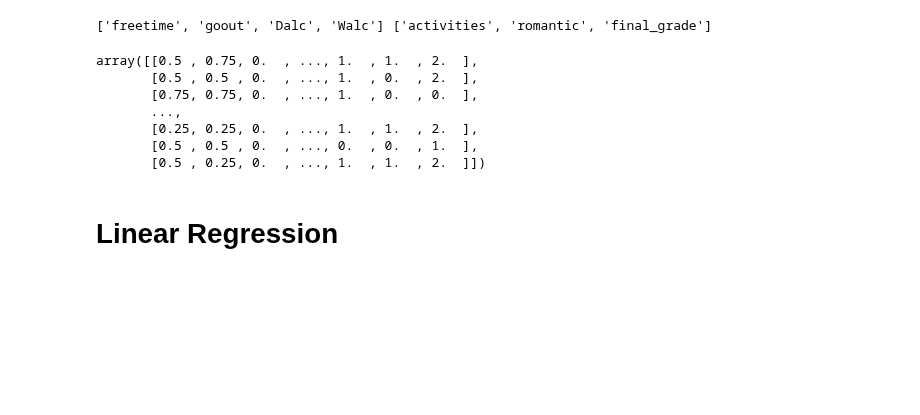
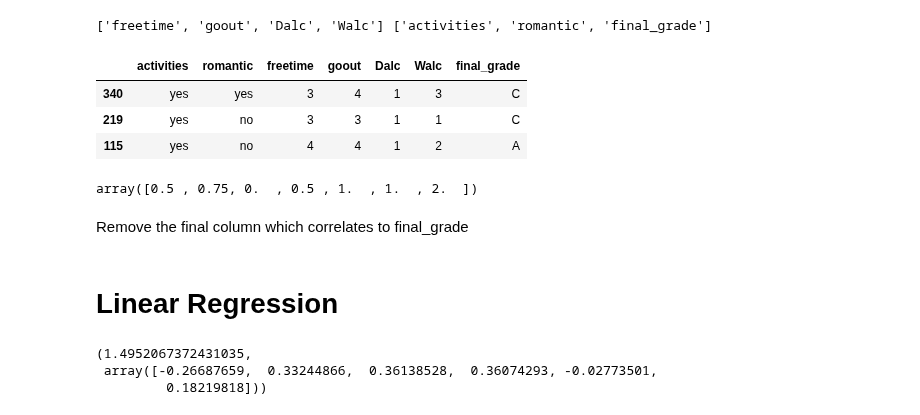
Before and after one commit to romanfen/F21DL-G6, a Jupyter notebook: Lab9_Linear_Logistic.ipynb, the cells around one changed output. Cells and saved outputs as stored; diff of their text form; code cells hidden in the pictures; blank space fills up the shorter version.

Commit message:
Linear Regression with scikit, basic implementation

```diff
--- a/Lab9_Linear_Logistic.ipynb
+++ b/Lab9_Linear_Logistic.ipynb
@@ -173,13 +173,16 @@ full_pipeline =  ColumnTransformer(
 ['freetime', 'goout', 'Dalc', 'Walc'] ['activities', 'romantic', 'final_grade']
 # %%
 activities_prep = full_pipeline.fit_transform(activities_train)
+# %%
+activities_train.head(3)
+# %% [output]
+|  | activities | romantic | freetime | goout | Dalc | Walc | final_grade |
+| 340 | yes | yes | 3 | 4 | 1 | 3 | C |
+| 219 | yes | no | 3 | 3 | 1 | 1 | C |
+| 115 | yes | no | 4 | 4 | 1 | 2 | A |
 # %%
-activities_prep
+activities_prep[0]
 # %% [output]
-array([[0.5 , 0.75, 0.  , ..., 1.  , 1.  , 2.  ],
-       [0.5 , 0.5 , 0.  , ..., 1.  , 0.  , 2.  ],
-       [0.75, 0.75, 0.  , ..., 1.  , 0.  , 0.  ],
-       ...,
-       [0.25, 0.25, 0.  , ..., 1.  , 1.  , 2.  ],
-       [0.5 , 0.5 , 0.  , ..., 0.  , 0.  , 1.  ],
-       [0.5 , 0.25, 0.  , ..., 1.  , 1.  , 2.  ]])
+array([0.5 , 0.75, 0.  , 0.5 , 1.  , 1.  , 2.  ])
+# %% [markdown]
+Remove the final column which correlates to final_grade
@@ -186,2 +192,12 @@ array([[0.5 , 0.75, 0.  , ..., 1.  , 1.  , 2.  ],
 # %% [markdown]
 # Linear Regression
+# %%
+from sklearn.linear_model import LinearRegression
+
+lin_reg = LinearRegression()
+lin_reg.fit(activities_prep, activities_target)
+lin_reg.intercept_ , lin_reg.coef_
+# %% [output]
+(1.4952067372431035,
+ array([-0.26687659,  0.33244866,  0.36138528,  0.36074293, -0.02773501,
+         0.18219818]))
```
Also changed, not shown: parts of 3 cells of this notebook.
